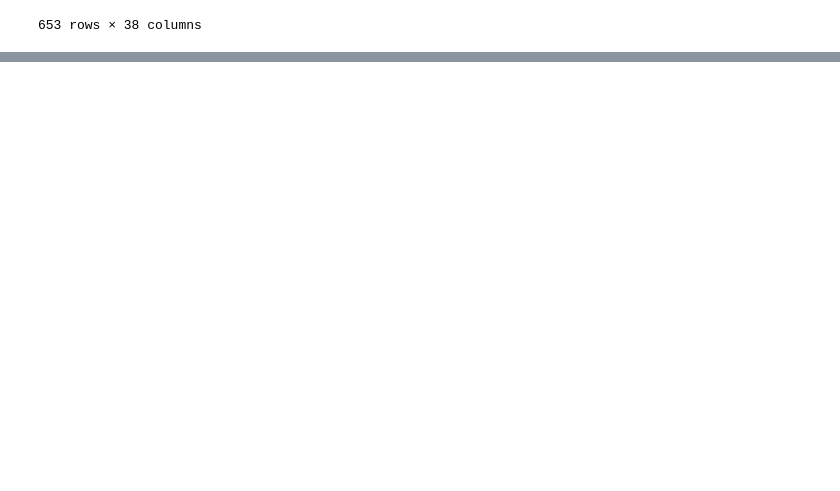
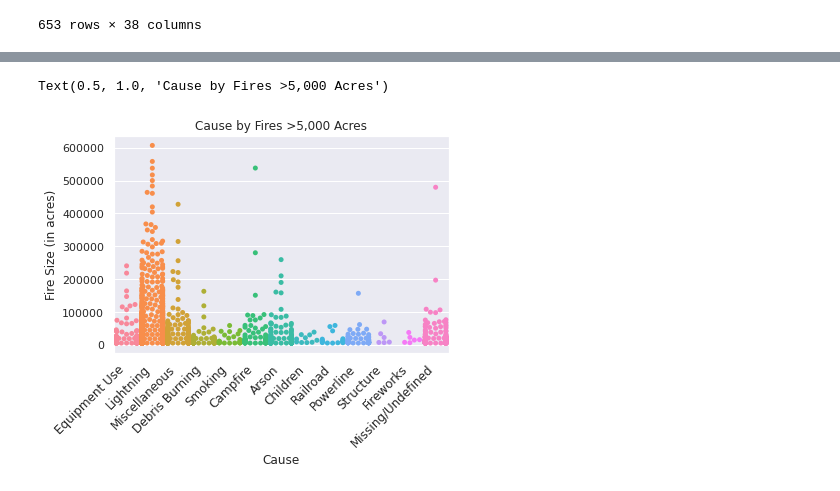
Before and after one commit to ElderBlade/Wildfires, a Jupyter notebook: wildfires.ipynb, the cells around one changed output, grey strips where cells are left out. Drawn from its saved outputs; the diff is of its cells as text; code cells hidden in the pictures; blank space fills up the shorter version.

```diff
--- a/wildfires.ipynb
+++ b/wildfires.ipynb
@@ -271,3 +280,6 @@ df[(df['STATE']=='CA') & (df['STAT_CAUSE_DESCR']=='Arson') & (df['FIRE_YEAR']==2
 | 1880450 | 1880451 | 300348290 | 2015CAIRS27653046 | NONFED | ST-CACDF | ST/C&L | ... |
 | 1880457 | 1880458 | 300348354 | 2015CAIRS28234594 | NONFED | ST-CACDF | ST/C&L | ... |
 653 rows × 38 columns
+# %%
+biggest_fires = df[df['FIRE_SIZE_CLASS']=='G']
+biggest_fires.head()
@@ -273,0 +294,15 @@ df[(df['STATE']=='CA') & (df['STAT_CAUSE_DESCR']=='Arson') & (df['FIRE_YEAR']==2
+# %%
+sns.set()
+plt.xticks(
+    rotation=45,
+    horizontalalignment='right',
+    fontweight='normal',
+    fontsize='medium'
+)
+sns.swarmplot(x='STAT_CAUSE_DESCR', y='FIRE_SIZE', data=biggest_fires, split=True)
+plt.xlabel('Cause')
+plt.ylabel('Fire Size (in acres)')
+plt.title('Cause by Fires >5,000 Acres')
+# %% [output]
+Text(0.5, 1.0, 'Cause by Fires >5,000 Acres')
+[figure, added]
```
Also changed, not shown: parts of 7 cells of this notebook.
